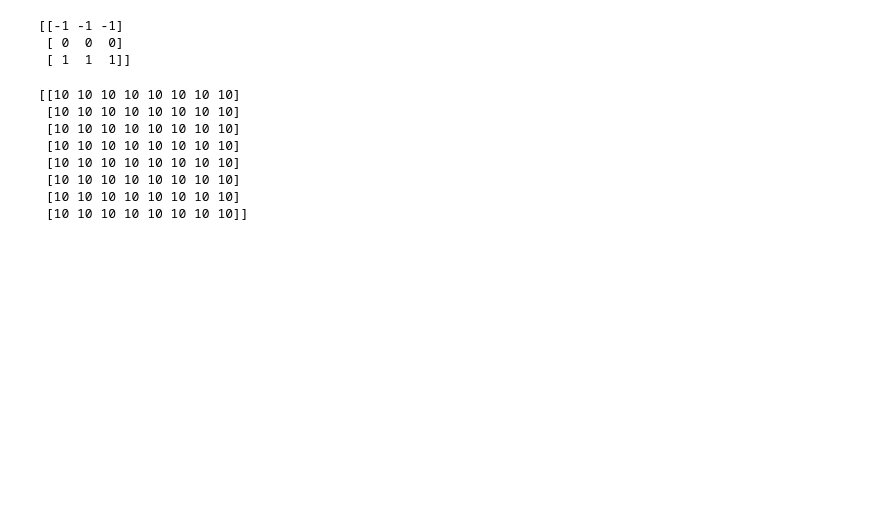
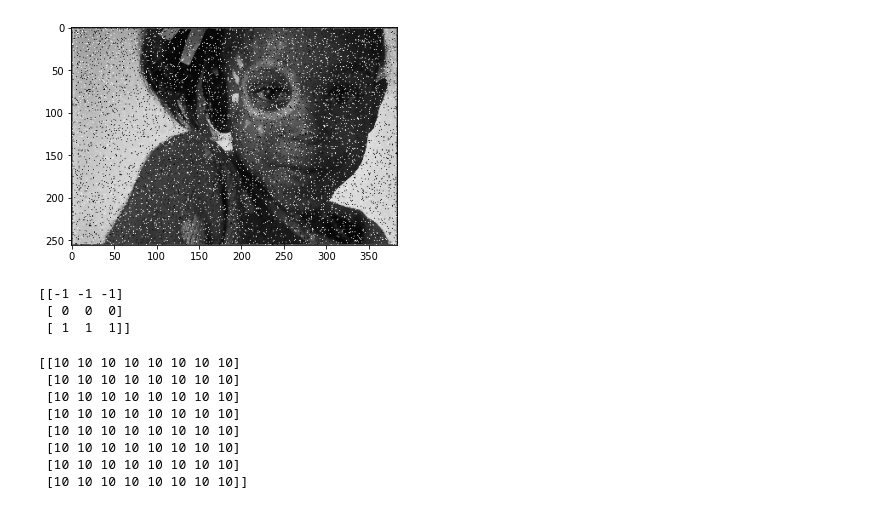
Before and after one commit to kavin-du/Image-Filters, a Jupyter notebook: Untitled.ipynb, the cells around one changed output. Drawn from its saved outputs; the diff is of its cells as text; code cells hidden in the pictures; blank space fills up the shorter version.

```diff
--- a/Untitled.ipynb
+++ b/Untitled.ipynb
@@ -72,3 +118,9 @@ noisyImage = cv2.imread('spunifnoisy.jpg', 0)
+# %%
+# blat1 = cv2.bilateralFilter(noisyImage, 5, 25, 25, borderType=cv2.BORDER_CONSTANT)
+blat1 = cv2.bilateralFilter(noisyImage, 5, 25, 25)
+showImage(blat1)
+# %% [output]
+[figure, added]
 # %%
 # arr = np.array([ [6,8,4], [7,8,9],[1,2,3]])
 # # print(arr)
```
Also changed, not shown: parts of 6 cells of this notebook.
